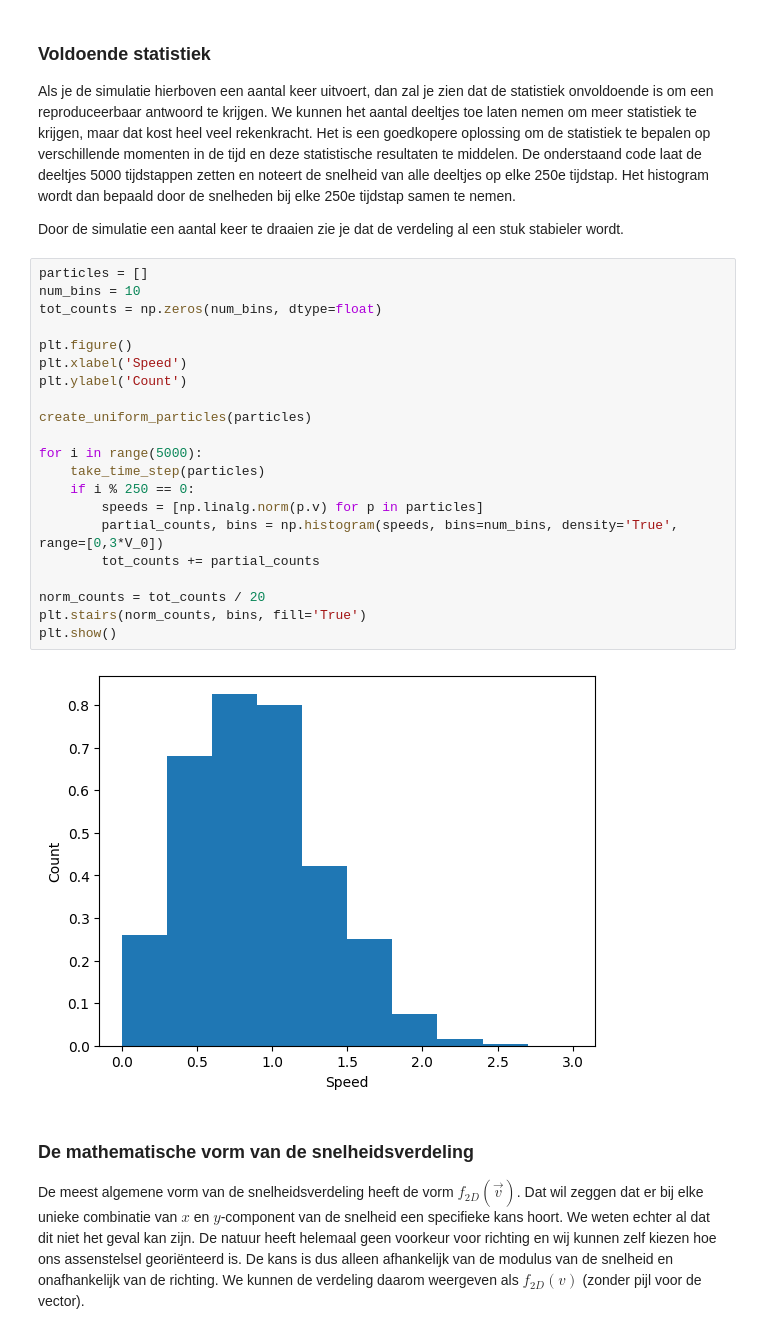
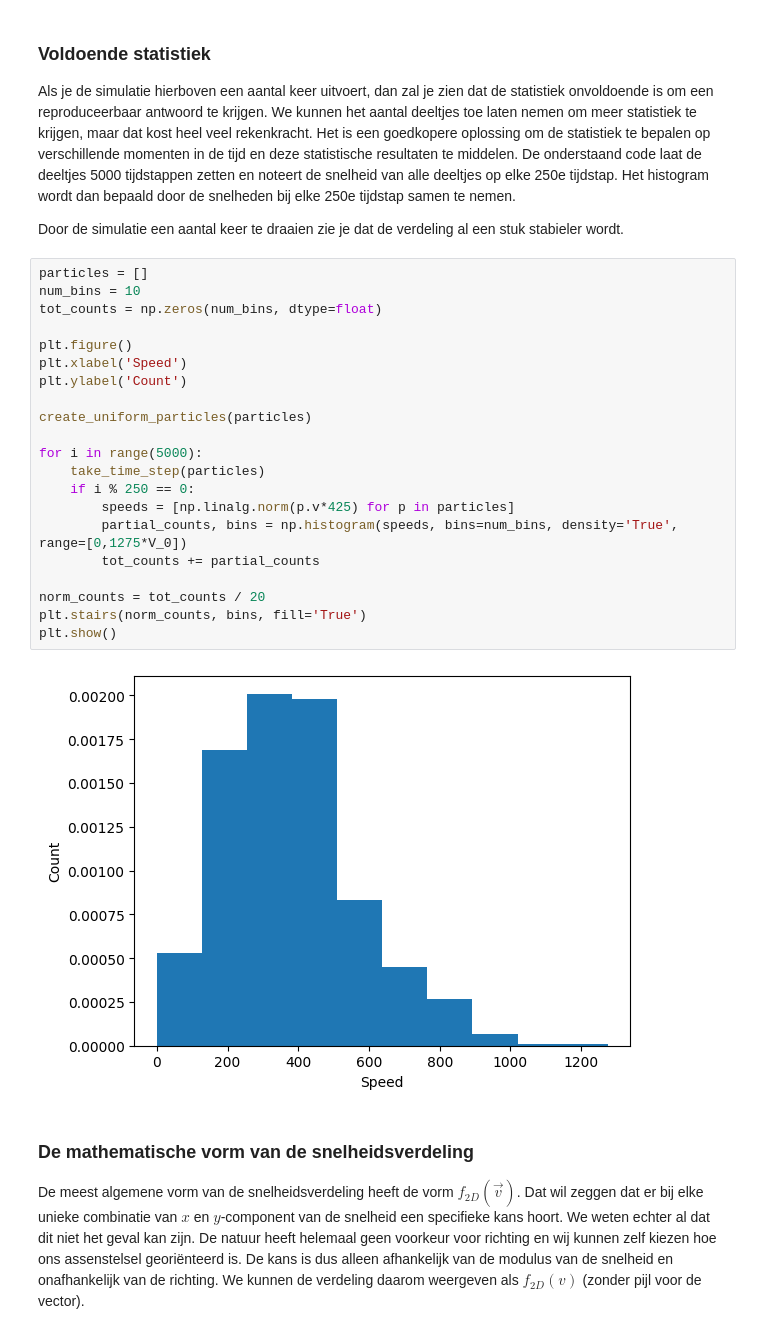
Before and after one commit to Peppertje/Thermolab-TN-L-P, a Jupyter notebook: Content/PySim/6_boltzmann.ipynb, the cells around one changed output. Saved outputs shown, nothing was run; the diff lists cells and outputs as text.

```diff
--- a/Content/PySim/6_boltzmann.ipynb
+++ b/Content/PySim/6_boltzmann.ipynb
@@ -236,26 +238,26 @@ Door de simulatie een aantal keer te draaien zie je dat de verdeling al een stuk
 # %%
 particles = []
 num_bins = 10
 tot_counts = np.zeros(num_bins, dtype=float)
 
 plt.figure()
 plt.xlabel('Speed')
 plt.ylabel('Count')
 
 create_uniform_particles(particles)
 
 for i in range(5000):
     take_time_step(particles)
     if i % 250 == 0:
-        speeds = [np.linalg.norm(p.v) for p in particles]
-        partial_counts, bins = np.histogram(speeds, bins=num_bins, density='True', range=[0,3*V_0])
+        speeds = [np.linalg.norm(p.v*425) for p in particles]
+        partial_counts, bins = np.histogram(speeds, bins=num_bins, density='True', range=[0,1275*V_0])
         tot_counts += partial_counts
 
 norm_counts = tot_counts / 20
 plt.stairs(norm_counts, bins, fill='True')
 plt.show()
 # %% [output]
-[figure, old version]
+[figure, new version]
 # %% [markdown]
 ### De mathematische vorm van de snelheidsverdeling
 
```
Also changed, not shown: parts of 4 cells of this notebook.
